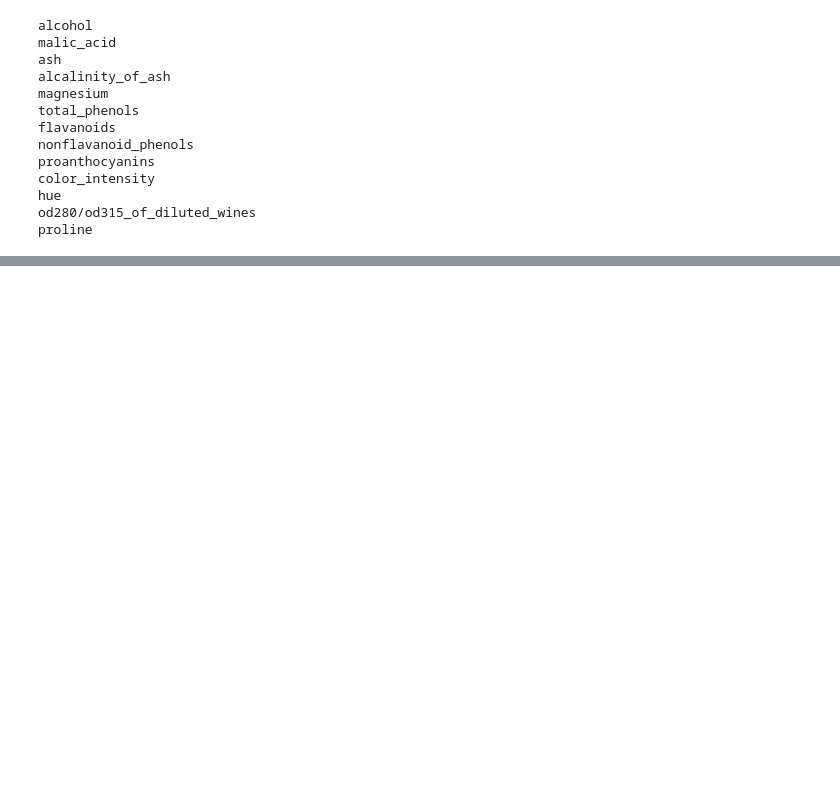
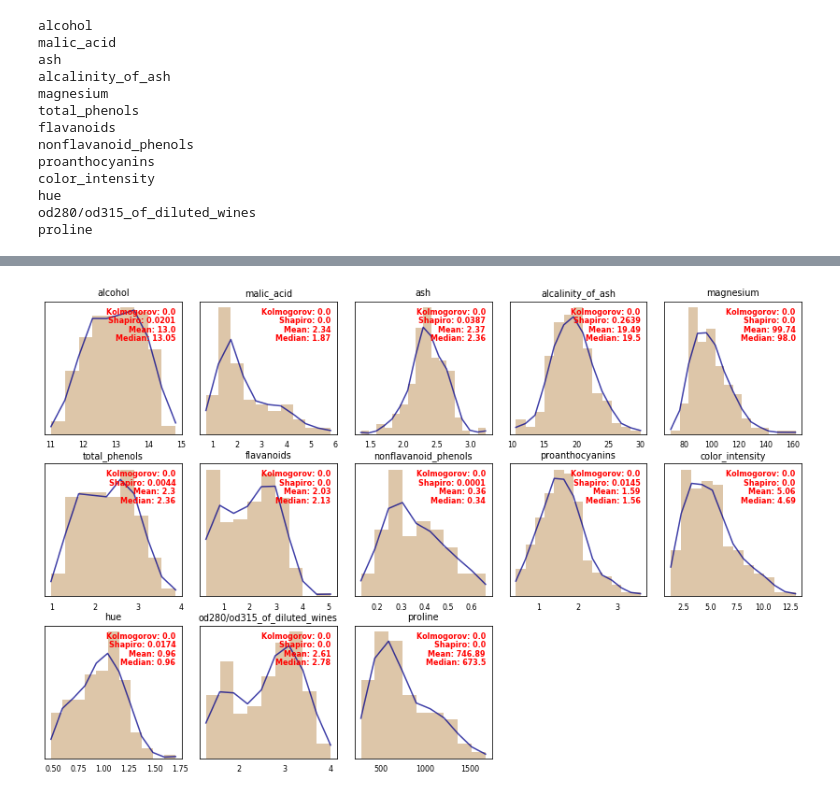
Before and after one commit to Anastasios-K/Pyspark, a Jupyter notebook: Visual in PROGRESS.ipynb, the cells around one changed output, grey strips where cells are left out. Saved outputs shown, nothing was run; the diff lists cells and outputs as text; code cells hidden in the pictures; blank space fills up the shorter version.

```diff
--- a/Visual in PROGRESS.ipynb
+++ b/Visual in PROGRESS.ipynb
@@ -147,3 +204,77 @@ def distribution_visualisation(df):
 
 if __name__ == "__main__":
     pass
+# %%
+len_indicator= len(df.columns) % 5
+num_of_subplot = 1
+normality_report = pd.DataFrame(columns = df.columns, index = ('Kolmogorov', 'Shapiro', 'Mean', 'Median'))
+
+if len_indicator == 0:
+    length= len(df.columns)//5
+elif len_indicator <= 5:
+    length= len(df.columns)//5 + 1
+else:
+    length= len(df.columns)//5 + 2
+
+figure = plt.figure(
+        num= 1,
+        figsize= (5*2.5, length*3),
+        facecolor='w',
+        )
+plt.subplots_adjust(
+        left= 0.1,
+        right= 1,
+        wspace= 0.13,
+        hspace= 0.22
+        )
+plt.rc('font', size= 8)
+
+for column in df:
+    Kolmogorov = np.around((np.array(stats.kstest(df[column], 'norm'))),4)
+    Shapiro_Wilk = np.around((np.array(stats.shapiro(df[column]))), 4)
+    Mean = np.around((np.mean(df[column])),2)
+    Median = np.around((np.median(df[column])),2)
+
+    normality_report.loc['Kolmogorov', column] = Kolmogorov[1];
+    normality_report.loc['Shapiro', column] = Shapiro_Wilk[1]
+    normality_report.loc['Mean', column] = Mean; normality_report.loc['Median', column] = Median
+    _, bins = np.histogram(df[column], bins= 'auto')
+
+    plt.subplot(length, 5, num_of_subplot)
+    y_axis, x_axis, _ = plt.hist(
+            df[column],
+            bins= bins,
+            color= 'tan',
+            density= True,
+            alpha= 0.75,
+            histtype= 'bar'
+            )
+
+    plt.title(column)
+
+    plt.tick_params(
+            bottom= False,
+            left= False
+            )
+
+    downward = 1
+    for x in normality_report.index:
+        plt.text(
+                x_axis.max(),
+                y_axis.max()* downward,
+                str(x) + ": " + str(normality_report.loc[x, column]),
+                fontsize = 8,
+                fontweight = 'bold',
+                color = 'r',
+                ha = 'right',
+                va = 'top'
+                )
+        downward = downward - 0.07
+
+    lineSP = np.linspace((np.min(bins)), (np.max(bins)), len(bins))
+    df[column].plot.kde(color= 'darkblue', ind=lineSP, alpha = 0.75)
+    plt.gca().axes.get_yaxis().set_visible(False)
+    num_of_subplot = num_of_subplot + 1
+    print(bins, len(bins))
+plt.show()
+# %% [output]
@@ -149,0 +298 @@ if __name__ == "__main__":
+[figure, added]
```
Also changed, not shown: parts of 5 cells of this notebook.
